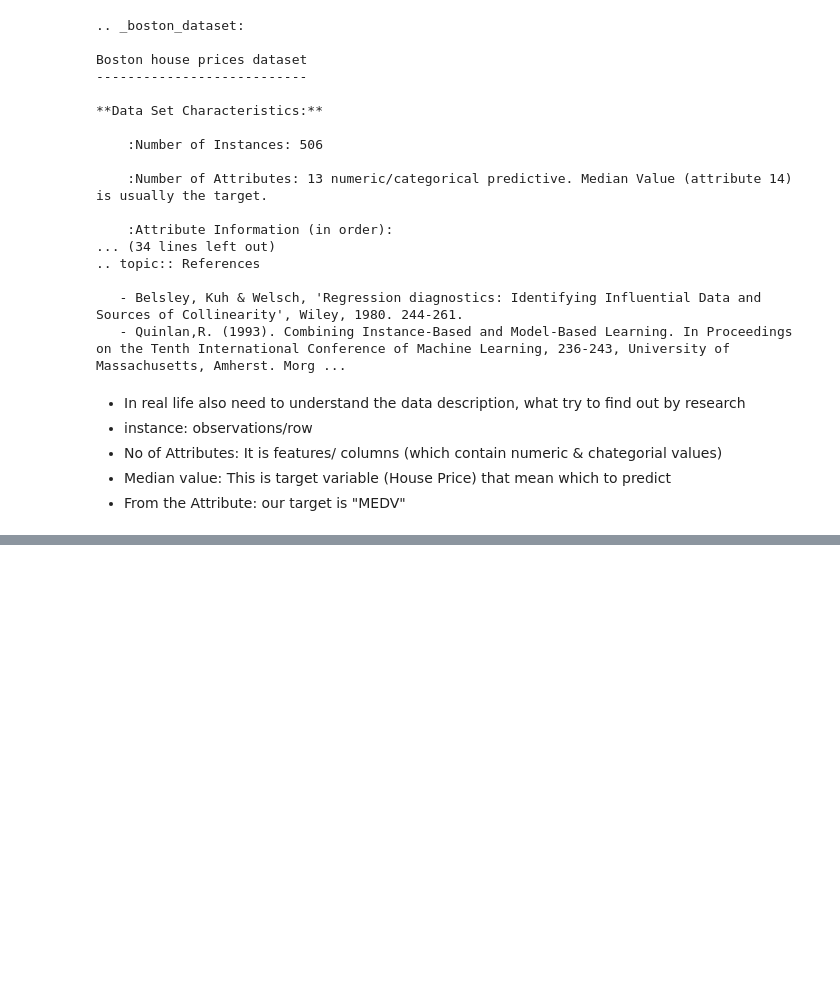
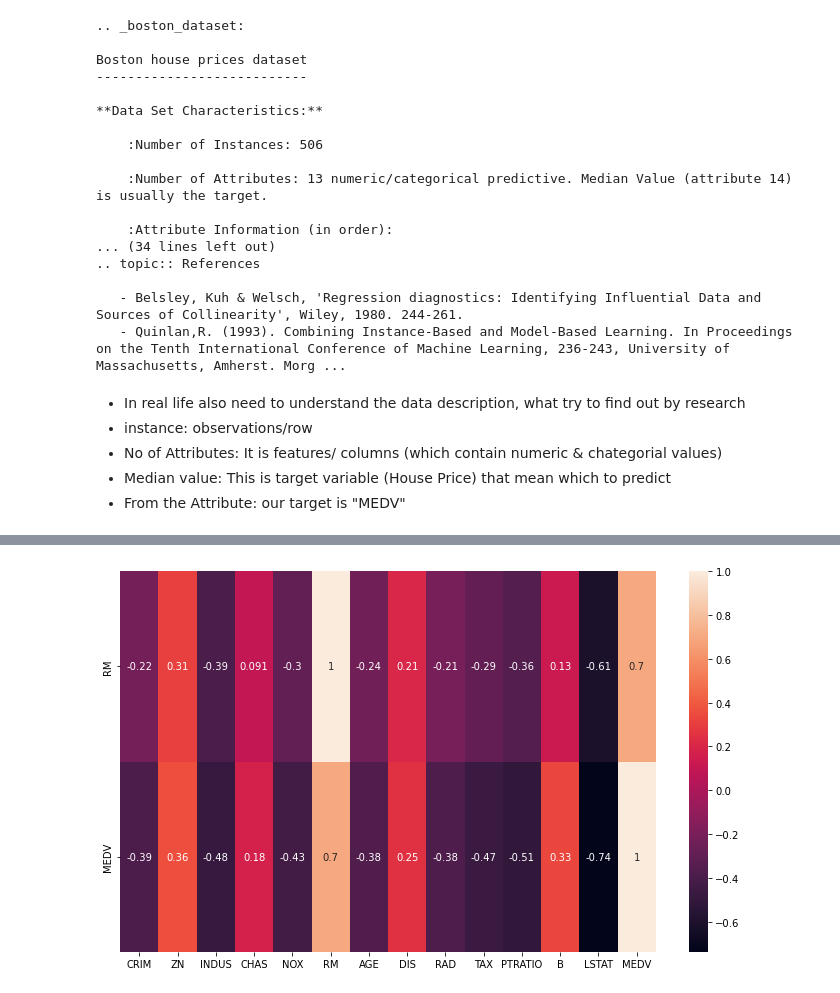
Before and after one commit to Maruf2309/MachineLearning, a Jupyter notebook: 23_1005_Regression_boston_houseprice.ipynb, the cells around one changed output, grey strips where cells are left out. Saved outputs shown, nothing was run; the diff lists cells and outputs as text; code cells hidden in the pictures; blank space fills up the shorter version.

```diff
--- a/23_1005_Regression_boston_houseprice.ipynb
+++ b/23_1005_Regression_boston_houseprice.ipynb
@@ -49,0 +278,7 @@ Boston house prices dataset
+# %%
+# Filtering Correlation: when corr > 0.5 respect to target e.g MEDV only
+plt.figure(figsize=(12,7))
+sns.heatmap(corr[corr['MEDV']>0.5], annot=True)
+plt.show()
+# %% [output]
+[figure, added]
```
Also changed, not shown: parts of 26 cells of this notebook.
